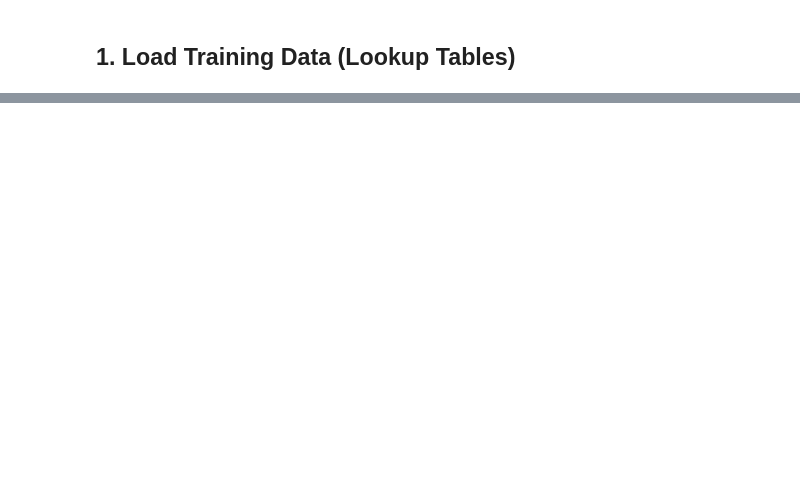
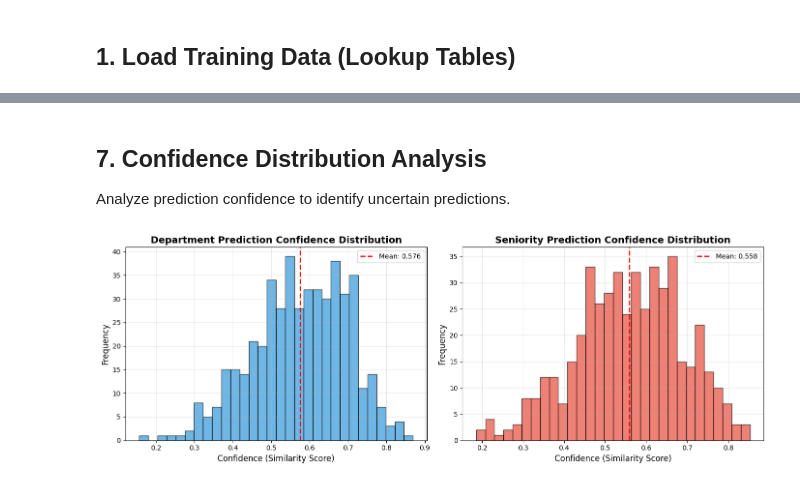
Before and after one commit to Julster35/BuzzwordLearner, a Jupyter notebook: notebooks/03_embedding_baseline.ipynb, the cells around one changed output, grey strips where cells are left out. Cells and saved outputs as stored; diff of their text form; code cells hidden in the pictures; blank space fills up the shorter version.

Commit message:
embedding improvements

```diff
--- a/notebooks/03_embedding_baseline.ipynb
+++ b/notebooks/03_embedding_baseline.ipynb
@@ -528,0 +484,20 @@ Expected improvements:
+# %%
+# Department errors with top-k explainability
+dept_errors = eval_df[eval_df['department'] != eval_df['dept_pred']].copy()
+
+print(f"Department Misclassifications: {len(dept_errors)} / {len(eval_df)} ({len(dept_errors)/len(eval_df)*100:.1f}%)")
+print("\nTop 10 Department Errors with Top-3 Similarities:")
+print("=" * 100)
+
+for idx, row in dept_errors.head(10).iterrows():
+    print(f"\nInput: {row['input_text'][:70]}...")
+    print(f"True:      {row['department']}")
+    print(f"Predicted: {row['dept_pred']} (conf: {row['dept_conf']:.3f})")
+    print(f"Top-3:     {', '.join([f'{k}: {v:.3f}' for k, v in list(row['dept_topk'].items())[:3]])}")
+
+    # Check if true label is in top-3
+    true_in_topk = row['department'] in row['dept_topk']
+    if true_in_topk:
+        true_rank = list(row['dept_topk'].keys()).index(row['department']) + 1
+        true_sim = row['dept_topk'][row['department']]
+        print(f"           [True label '{row['department']}' is rank #{true_rank} with similarity {true_sim:.3f}]")
@@ -528,0 +542,51 @@ Expected improvements:
+# %% [markdown]
+## 7. Confidence Distribution Analysis
+
+Analyze prediction confidence to identify uncertain predictions.
+# %%
+# Confidence distribution
+fig, axes = plt.subplots(1, 2, figsize=(14, 5))
+
+# Department confidence
+axes[0].hist(eval_df['dept_conf'], bins=30, edgecolor='black', alpha=0.7, color='#3498db')
+axes[0].axvline(eval_df['dept_conf'].mean(), color='red', linestyle='--', linewidth=2,
+                label=f'Mean: {eval_df["dept_conf"].mean():.3f}')
+axes[0].set_xlabel('Confidence (Similarity Score)', fontsize=12)
+axes[0].set_ylabel('Frequency', fontsize=12)
+axes[0].set_title('Department Prediction Confidence Distribution', fontsize=14, fontweight='bold')
+axes[0].legend()
+axes[0].grid(alpha=0.3)
+
+# Seniority confidence
+axes[1].hist(eval_df['sen_conf'], bins=30, edgecolor='black', alpha=0.7, color='#e74c3c')
+axes[1].axvline(eval_df['sen_conf'].mean(), color='red', linestyle='--', linewidth=2,
+                label=f'Mean: {eval_df["sen_conf"].mean():.3f}')
+axes[1].set_xlabel('Confidence (Similarity Score)', fontsize=12)
+axes[1].set_ylabel('Frequency', fontsize=12)
+axes[1].set_title('Seniority Prediction Confidence Distribution', fontsize=14, fontweight='bold')
+axes[1].legend()
+axes[1].grid(alpha=0.3)
+
+plt.tight_layout()
+plt.savefig('../reports/figures/embedding_confidence_dist.png', dpi=150)
+plt.show()
+
+# Low confidence samples
+print("\nLow Confidence Predictions (confidence < 0.3):")
+print("=" * 100)
+
+low_conf_dept = eval_df[eval_df['dept_conf'] < 0.3]
+low_conf_sen = eval_df[eval_df['sen_conf'] < 0.3]
+
+print(f"Department: {len(low_conf_dept)} samples")
+print(f"Seniority:  {len(low_conf_sen)} samples")
+
+if len(low_conf_dept) > 0:
+    print("\nExample low-confidence department predictions:")
+    for idx, row in low_conf_dept.head(3).iterrows():
+        print(f"  Input: {row['input_text'][:60]}...")
+        print(f"  Pred:  {row['dept_pred']} (conf: {row['dept_conf']:.3f})")
+        print(f"  Top-3: {', '.join([f'{k}: {v:.3f}' for k, v in list(row['dept_topk'].items())[:3]])}")
+        print()
+# %% [output]
+[figure, added]
```
Also changed, not shown: parts of 51 cells of this notebook, 7 other files.
